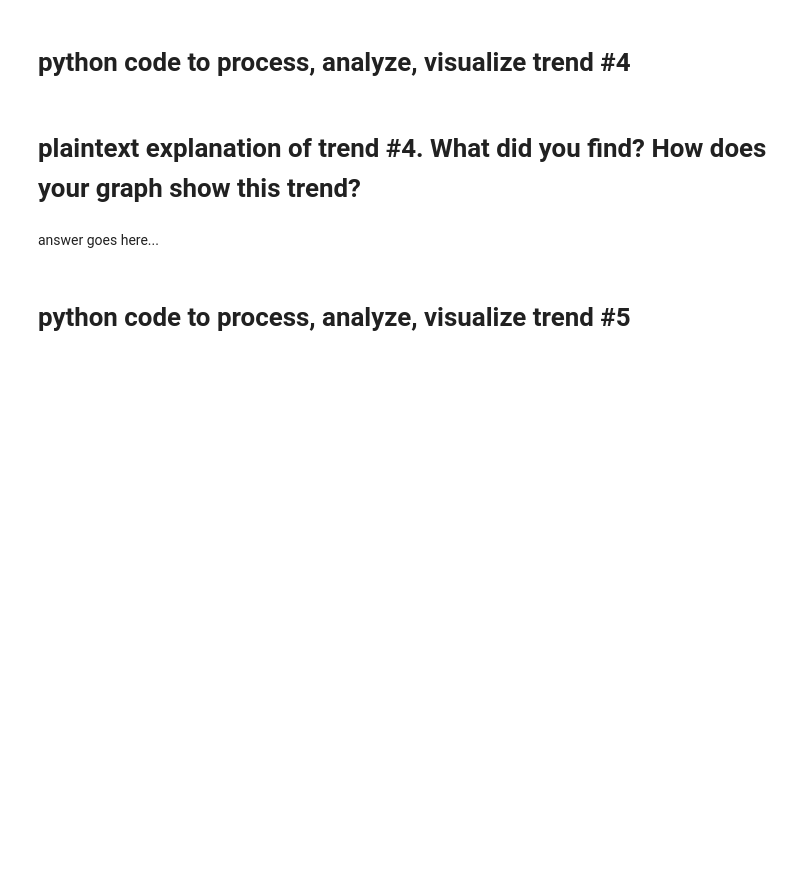
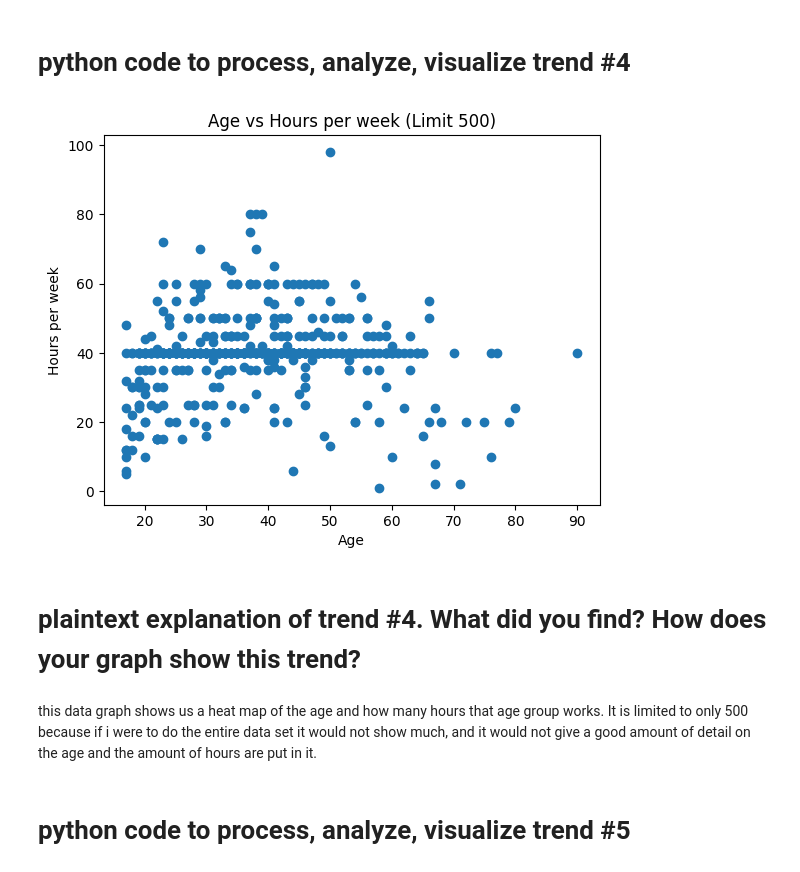
Before and after one commit to PatRakowicz/College-CS, a Jupyter notebook: CS-303/HW3/Homework_03-CensusDataViz.ipynb, the cells around one changed output. Cells and saved outputs as stored; diff of their text form; code cells hidden in the pictures; blank space fills up the shorter version.

```diff
--- a/CS-303/HW3/Homework_03-CensusDataViz.ipynb
+++ b/CS-303/HW3/Homework_03-CensusDataViz.ipynb
@@ -37,11 +78,18 @@ answer goes here...
 # %% [markdown]
 # python code to process, analyze, visualize trend #4
 # %%
-#python code...
+data_limited = data.head(500)
+plt.scatter(data_limited['age'], data_limited['hours-per-week'])
+plt.xlabel('Age')
+plt.ylabel('Hours per week')
+plt.title('Age vs Hours per week (Limit 500)')
+plt.show()
+# %% [output]
+[figure, added]
 # %% [markdown]
 # plaintext explanation of trend #4.  What did you find? How does your graph show this trend?
 # %% [markdown]
-answer goes here...
+this data graph shows us a heat map of the age and how many hours that age group works. It is limited to only 500 because if i were to do the entire data set it would not show much, and it would not give a good amount of detail on the age and the amount of hours are put in it.
 # %% [markdown]
 # python code to process, analyze, visualize trend #5
 # %%
```
Also changed, not shown: parts of 11 cells of this notebook.
